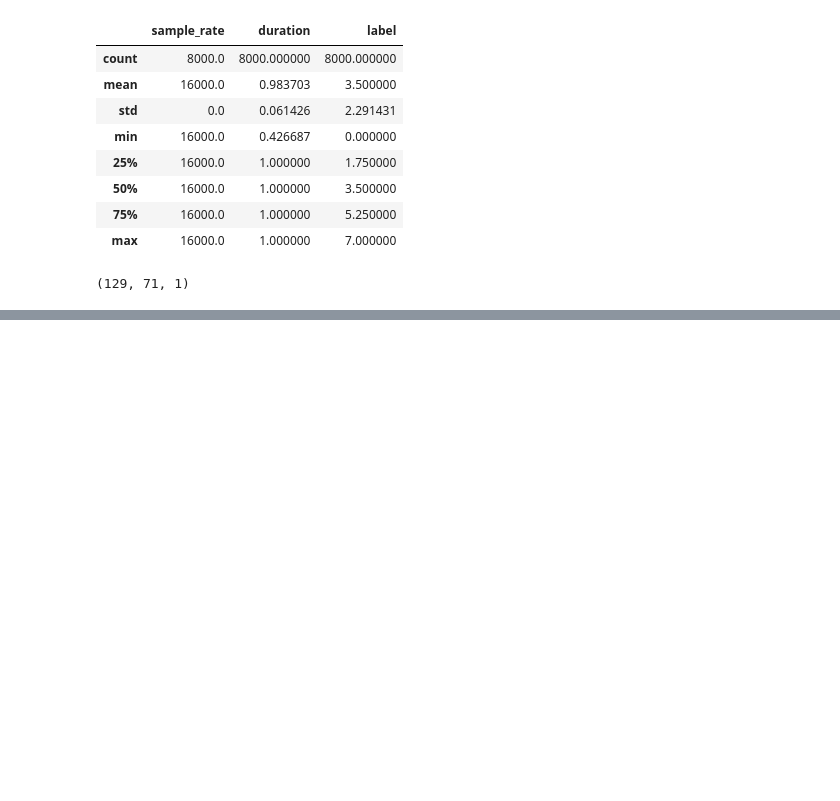
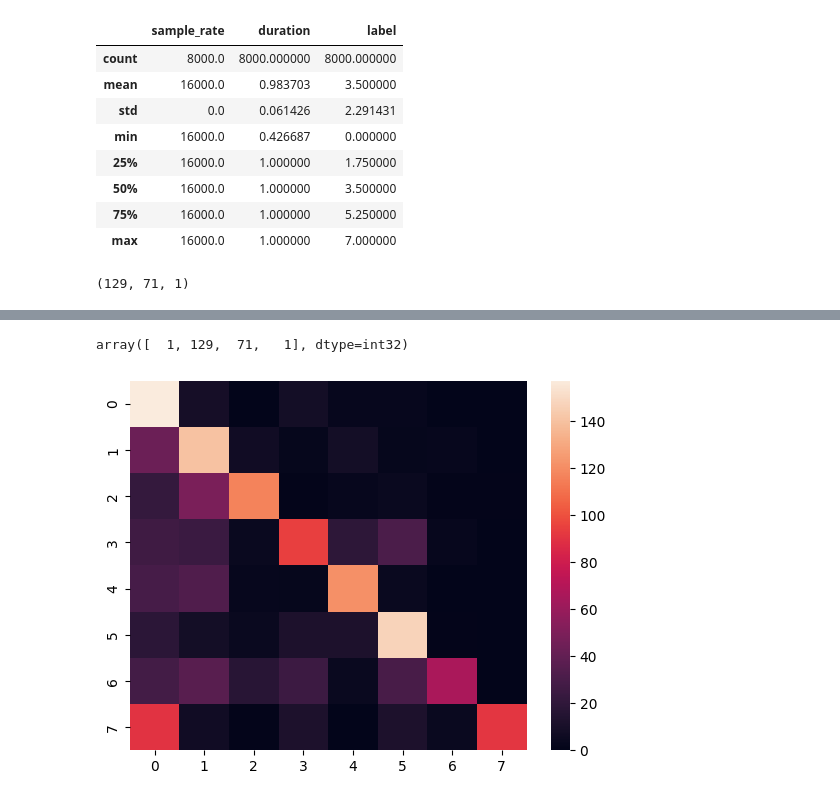
Before and after one commit to muhdaniyal252/keyword_spotting, a Jupyter notebook: kws.ipynb, the cells around one changed output, grey strips where cells are left out. Cells and saved outputs as stored; diff of their text form; code cells hidden in the pictures; blank space fills up the shorter version.

```diff
--- a/kws.ipynb
+++ b/kws.ipynb
@@ -311,0 +326,25 @@ files.download('classifier.h5')
+# %%
+interpreter = tf.lite.Interpreter(model_content=tflite_model)
+interpreter.allocate_tensors()
+# %%
+output_details = interpreter.get_output_details()[0]
+input_details = interpreter.get_input_details()[0]
+# %%
+input_details['shape']
+# %% [output]
+array([  1, 129,  71,   1], dtype=int32)
+# %%
+y_pred_lite = list()
+for ar,_ in test_data:
+    input_data = ar.reshape(input_details['shape'])
+    interpreter.set_tensor(input_details['index'], input_data)
+    interpreter.invoke()
+    output_data = interpreter.get_tensor(output_details['index'])
+    y_pred_lite.append(np.argmax(output_data))
+# %%
+conf_mat_lite = tf.math.confusion_matrix(y_true,y_pred_lite)
+# %%
+sns.heatmap(conf_mat_lite)
+plt.show()
+# %% [output]
+[figure, added]
```
Also changed, not shown: parts of 14 cells of this notebook.
